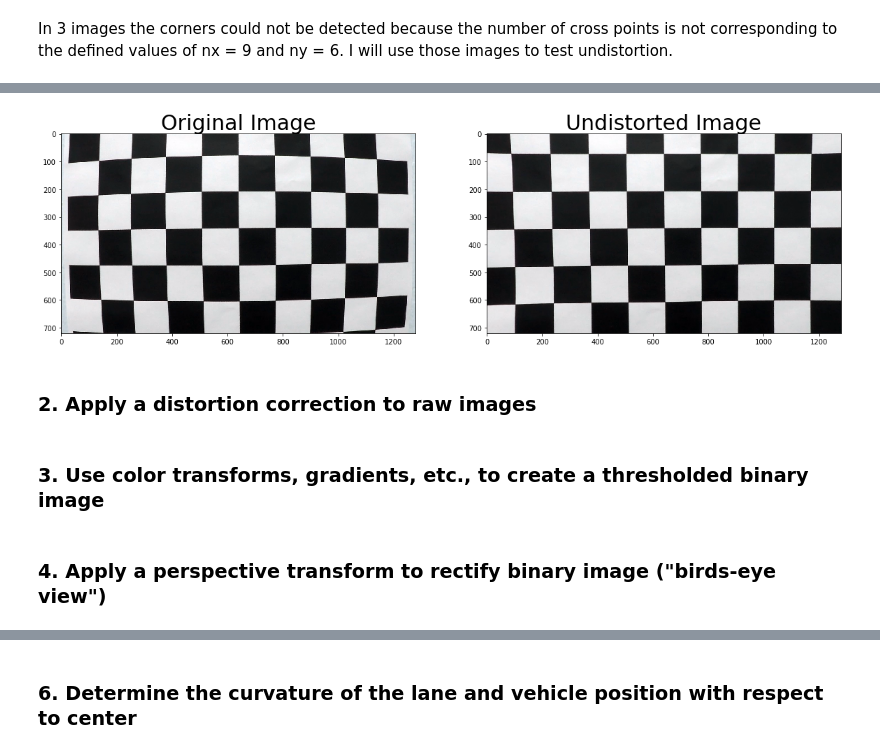
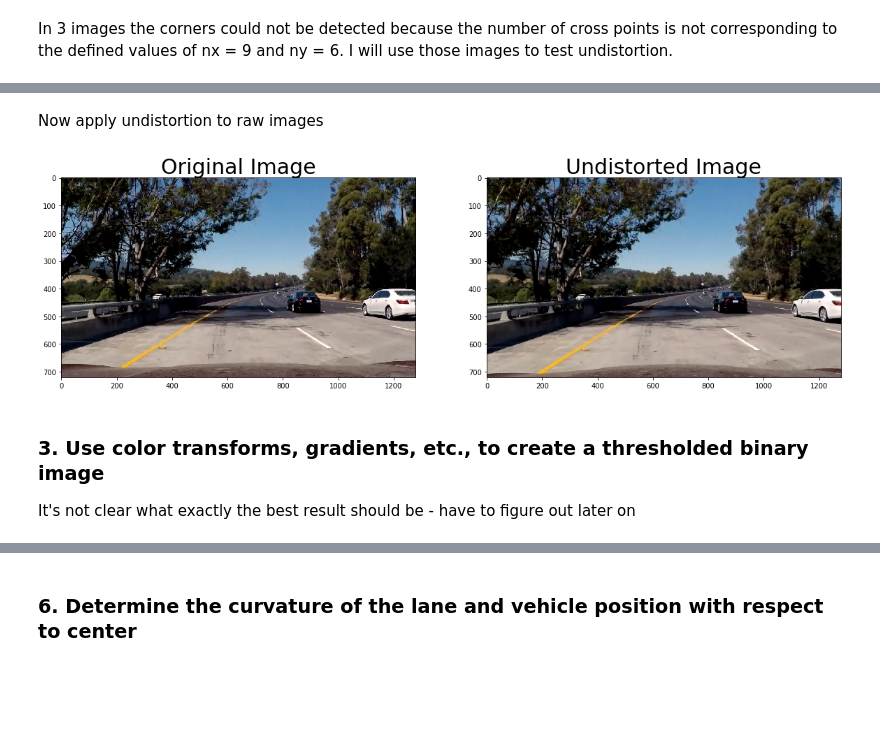
Before and after one commit to ek8203/CarND-Advanced-Lane-Lines, a Jupyter notebook: advanced_lane_finding.ipynb, the cells around one changed output, grey strips where cells are left out. Saved outputs shown, nothing was run; the diff lists cells and outputs as text; code cells hidden in the pictures; blank space fills up the shorter version.

```diff
--- a/advanced_lane_finding.ipynb
+++ b/advanced_lane_finding.ipynb
@@ -27,11 +94,4 @@ Then, calibrate, calculate distortion coefficients. The camera calibration matri
 # %%
-import numpy as np
-import cv2
-import glob
-import matplotlib.pyplot as plt
-#%matplotlib qt
-%matplotlib inline
-
 # number of inside corners in x and y
 nx = 9
 ny = 6
@@ -79,17 +139,19 @@ for idx, fname in enumerate(images):
 #cv2.destroyAllWindows()
 
 img = cv2.imread('camera_cal/calibration1.jpg')
+img = cv2.cvtColor(img, cv2.COLOR_BGR2RGB)
 img_size = (img.shape[1], img.shape[0])
 
 # Do camera calibration given object points and image points
 ret, mtx, dist, rvecs, tvecs = cv2.calibrateCamera(objpoints, imgpoints, img_size, None, None)
 
 # Save the camera calibration result for later use (we won't worry about rvecs / tvecs)
+line.mtx = mtx
+line.dist = dist
 dist_pickle = {}
 dist_pickle["mtx"] = mtx
 dist_pickle["dist"] = dist
 pickle.dump( dist_pickle, open( "camera_cal/dist_pickle.p", "wb" ) )
-#dst = cv2.cvtColor(dst, cv2.COLOR_BGR2RGB)
 
 print('Number of images with detected corners =', len(imgpoints))
 print('Number of images with not detected corners =', len(test_fnames))
@@ -102,19 +164,19 @@ Visualization utilities
 import matplotlib.pyplot as plt
 %matplotlib inline
 
-def plt_one(image, title = None):
+def plt_one(image, title = None, cmap=None):
     figure, ax = plt.subplots(figsize=(9, 6))
-    ax.imshow(image)
+    ax.imshow(image, cmap=cmap)
     ax.set_title(title)
     plt.show()
     return figure
 
-def plt_two(image_1, image_2, title_1 = None, title_2 = None):
+def plt_two(image_1, image_2, title_1 = None, title_2 = None, cmap=None):
     figure, (ax1, ax2) = plt.subplots(1, 2, figsize=(20,10))
-    ax1.imshow(img)
-    ax1.set_title('Original Image', fontsize=30)
-    ax2.imshow(dst)
-    ax2.set_title('Undistorted Image', fontsize=30)
+    ax1.imshow(image_1)
+    ax1.set_title(title_1, fontsize=30)
+    ax2.imshow(image_2, cmap=cmap)
+    ax2.set_title(title_2, fontsize=30)
     plt.show()
     return figure
 # %% [markdown]
@@ -131,15 +233,14 @@ In 3 images the corners could not be detected because the number of cross points
+# %% [markdown]
+Now apply undistortion to raw images
 # %%
-# Test undistortion on a test image
-img = cv2.imread(test_fnames[0])
-
-# dst is the undistorted image
-dst = cv2.undistort(img, mtx, dist, None, mtx)
+# Test on a raw test image
+image = cv2.imread('test_images/test5.jpg')
+image = cv2.cvtColor(image, cv2.COLOR_BGR2RGB)
+undist = cv2.undistort(image, line.mtx, line.dist, None, line.mtx)
 
 # Visualize undistortion
-figure = plt_two(img, dst, 'Original Image', 'Undistorted Image')
-figure.savefig('output_images/test_calibration.jpg')   # save the figure to file
+figure = plt_two(image, undist, 'Original Image', 'Undistorted Image')
+figure.savefig('output_images/test_undistortion.jpg')   # save the figure to file
 plt.close(figure)    # close the figure
 # %% [output]
-[figure, old version]
+[figure, new version]
-# %% [markdown]
-### 2. Apply a distortion correction to raw images
@@ -180,4 +247,4 @@ plt.close(figure)    # close the figure
 # %% [markdown]
 ### 3. Use color transforms, gradients, etc., to create a thresholded binary image
+
+It's not clear what exactly the best result should be - have to figure out later on
-# %% [markdown]
-### 4. Apply a perspective transform to rectify binary image ("birds-eye view")
```
Also changed, not shown: parts of 30 cells of this notebook, 2 other files.
